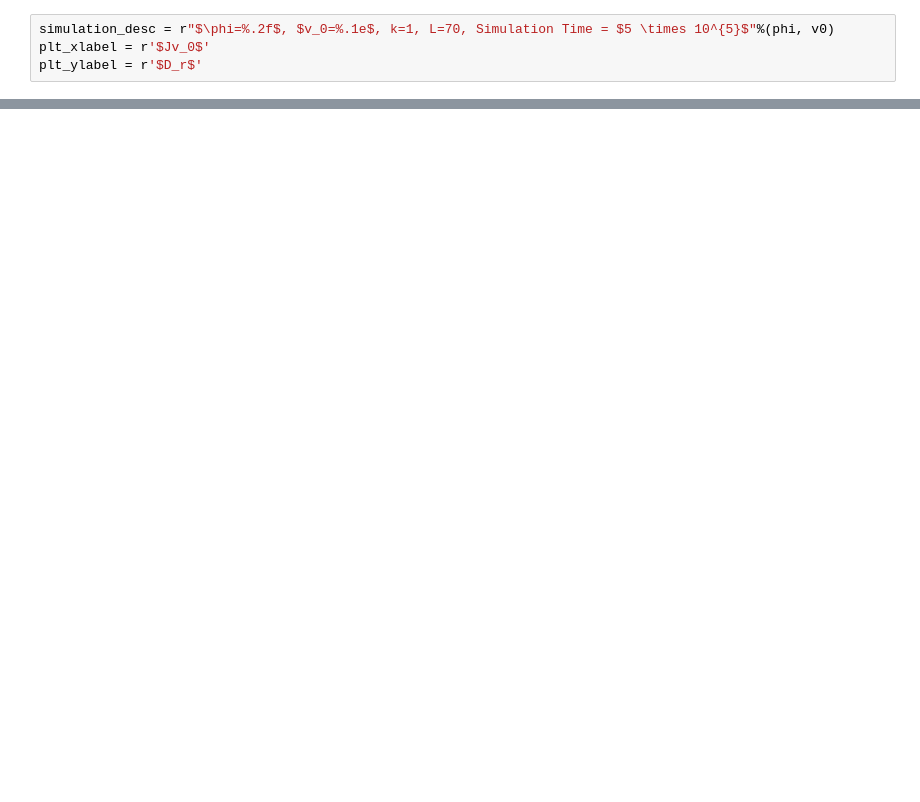
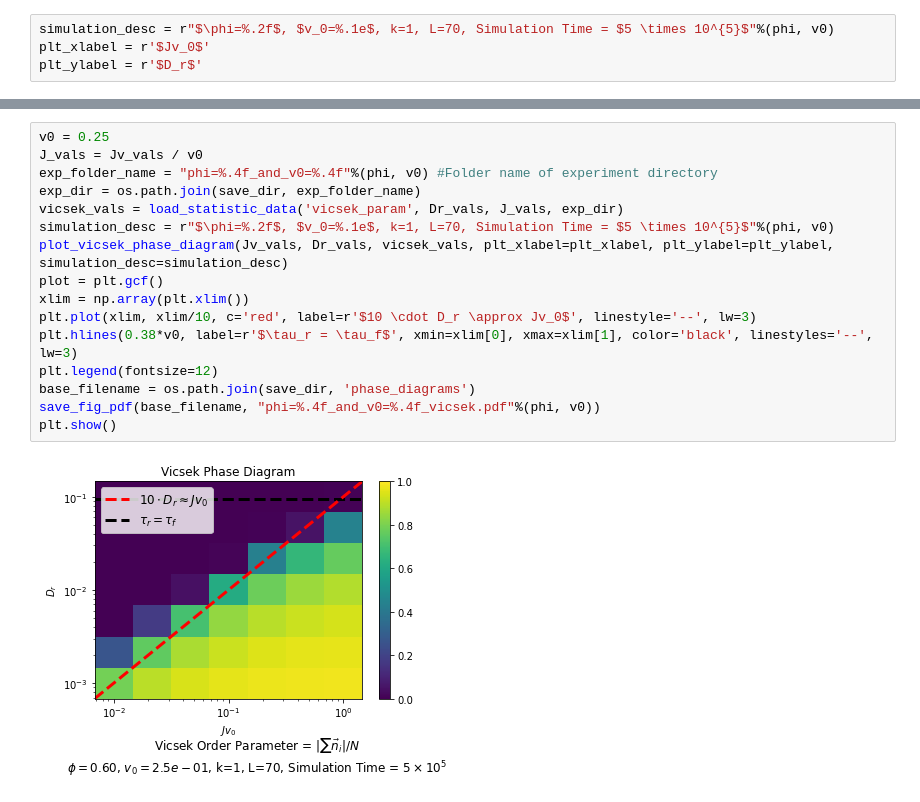
Before and after one commit to ryanlopezzzz/ABP, a Jupyter notebook: graph_phase_diagram.ipynb, the cells around one changed output, grey strips where cells are left out. Drawn from its saved outputs; the diff is of its cells as text; blank space fills up the shorter version.

```diff
--- a/graph_phase_diagram.ipynb
+++ b/graph_phase_diagram.ipynb
@@ -49,0 +151,18 @@ plot_dir_cross_vel_phase_diagram(Jv_vals, Dr_vals, dir_cross_vel_vals, plt_xlabe
+# %%
+v0 = 0.25
+J_vals = Jv_vals / v0
+exp_folder_name = "phi=%.4f_and_v0=%.4f"%(phi, v0) #Folder name of experiment directory
+exp_dir = os.path.join(save_dir, exp_folder_name)
+vicsek_vals = load_statistic_data('vicsek_param', Dr_vals, J_vals, exp_dir)
+simulation_desc = r"$\phi=%.2f$, $v_0=%.1e$, k=1, L=70, Simulation Time = $5 \times 10^{5}$"%(phi, v0)
+plot_vicsek_phase_diagram(Jv_vals, Dr_vals, vicsek_vals, plt_xlabel=plt_xlabel, plt_ylabel=plt_ylabel, simulation_desc=simulation_desc)
+plot = plt.gcf()
+xlim = np.array(plt.xlim())
+plt.plot(xlim, xlim/10, c='red', label=r'$10 \cdot D_r \approx Jv_0$', linestyle='--', lw=3)
+plt.hlines(0.38*v0, label=r'$\tau_r = \tau_f$', xmin=xlim[0], xmax=xlim[1], color='black', linestyles='--', lw=3)
+plt.legend(fontsize=12)
+base_filename = os.path.join(save_dir, 'phase_diagrams')
+save_fig_pdf(base_filename, "phi=%.4f_and_v0=%.4f_vicsek.pdf"%(phi, v0))
+plt.show()
+# %% [output]
+[figure, added]
```
Also changed, not shown: parts of 19 cells of this notebook, 23 other files.
